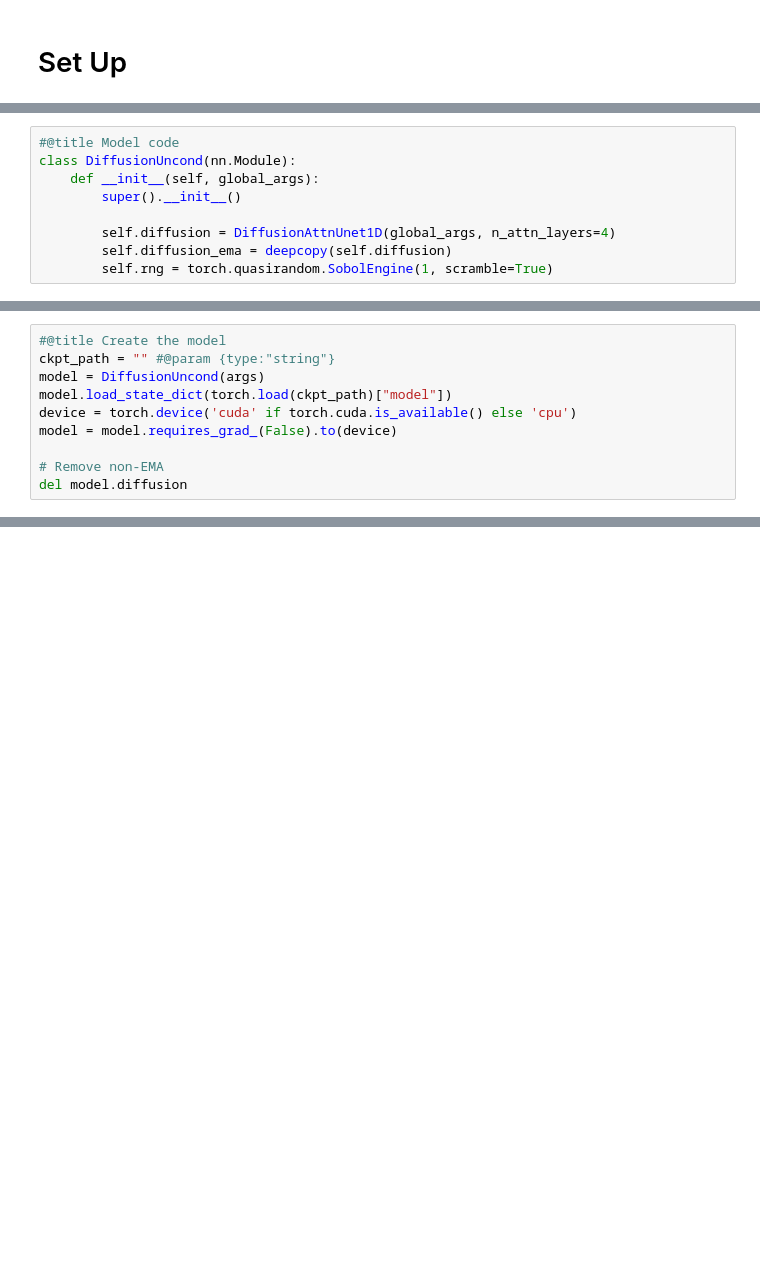
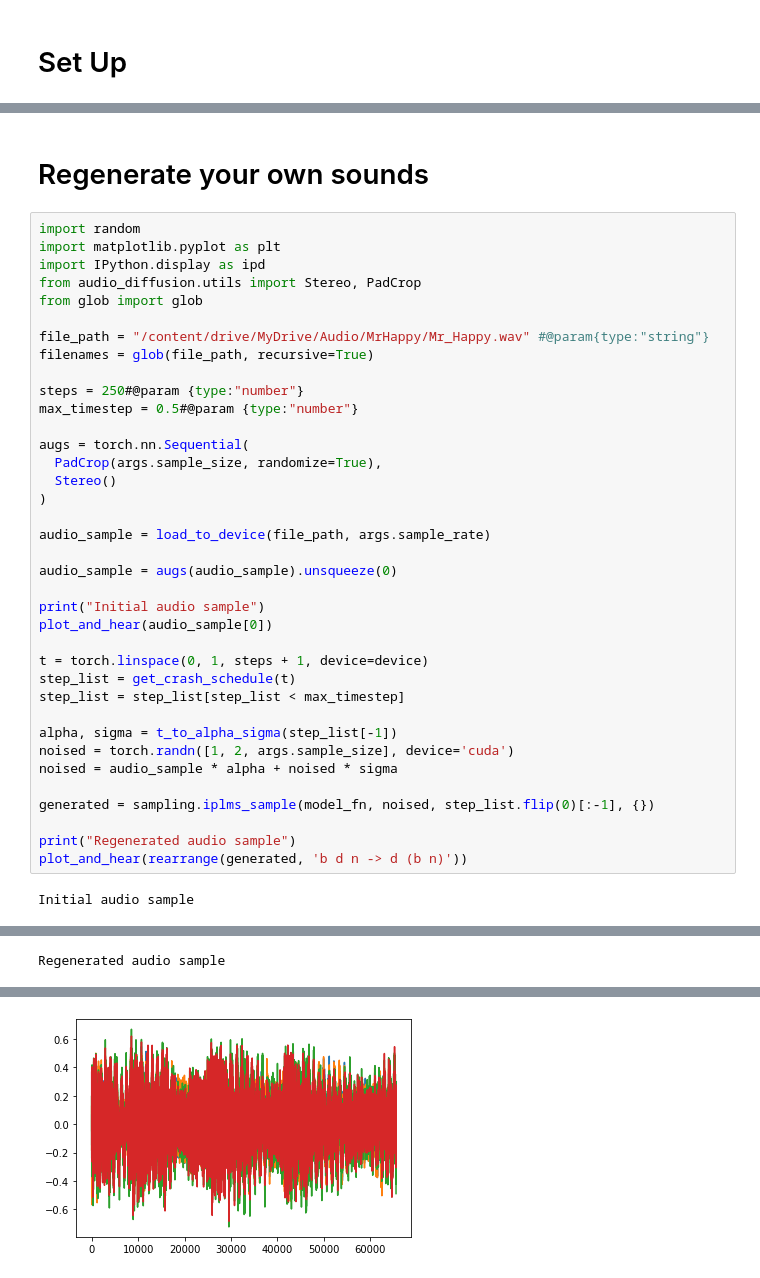
Before and after one commit to Harmonai-org/sample-generator, a Jupyter notebook: Dance_Diffusion.ipynb, the cells around one changed output, grey strips where cells are left out. Cells and saved outputs as stored; diff of their text form; blank space fills up the shorter version.

Commit message:
Update Dance Diffusion

```diff
--- a/Dance_Diffusion.ipynb
+++ b/Dance_Diffusion.ipynb
@@ -144,10 +131 @@ import numpy as np
-# %%
-#@title Model code
-class DiffusionUncond(nn.Module):
-    def __init__(self, global_args):
-        super().__init__()
-
-        self.diffusion = DiffusionAttnUnet1D(global_args, n_attn_layers=4)
-        self.diffusion_ema = deepcopy(self.diffusion)
-        self.rng = torch.quasirandom.SobolEngine(1, scramble=True)
 # %%
@@ -245,10 +288,0 @@ args.latent_dim = latent_dim
-# %%
-#@title Create the model
-ckpt_path = "" #@param {type:"string"}
-model = DiffusionUncond(args)
-model.load_state_dict(torch.load(ckpt_path)["model"])
-device = torch.device('cuda' if torch.cuda.is_available() else 'cpu')
-model = model.requires_grad_(False).to(device)
-
-# Remove non-EMA
-del model.diffusion
@@ -274,0 +398,41 @@ plot_and_hear(generated)
+# %% [markdown]
+# Regenerate your own sounds
+# %%
+import random
+import matplotlib.pyplot as plt
+import IPython.display as ipd
+from audio_diffusion.utils import Stereo, PadCrop
+from glob import glob
+
+file_path = "/content/drive/MyDrive/Audio/MrHappy/Mr_Happy.wav" #@param{type:"string"}
+filenames = glob(file_path, recursive=True)
+
+steps = 250#@param {type:"number"}
+max_timestep = 0.5#@param {type:"number"}
+
+augs = torch.nn.Sequential(
+  PadCrop(args.sample_size, randomize=True),
+  Stereo()
+)
+
+audio_sample = load_to_device(file_path, args.sample_rate)
+
+audio_sample = augs(audio_sample).unsqueeze(0)
+
+print("Initial audio sample")
+plot_and_hear(audio_sample[0])
+
+t = torch.linspace(0, 1, steps + 1, device=device)
+step_list = get_crash_schedule(t)
+step_list = step_list[step_list < max_timestep]
+
+alpha, sigma = t_to_alpha_sigma(step_list[-1])
+noised = torch.randn([1, 2, args.sample_size], device='cuda')
+noised = audio_sample * alpha + noised * sigma
+
+generated = sampling.iplms_sample(model_fn, noised, step_list.flip(0)[:-1], {})
+
+print("Regenerated audio sample")
+plot_and_hear(rearrange(generated, 'b d n -> d (b n)'))
+# %% [output]
+Initial audio sample
@@ -274,0 +440 @@ plot_and_hear(generated)
+Regenerated audio sample
@@ -274,0 +442 @@ plot_and_hear(generated)
+[figure, added]
```
Also changed, not shown: parts of 15 cells of this notebook, 1 other file.
